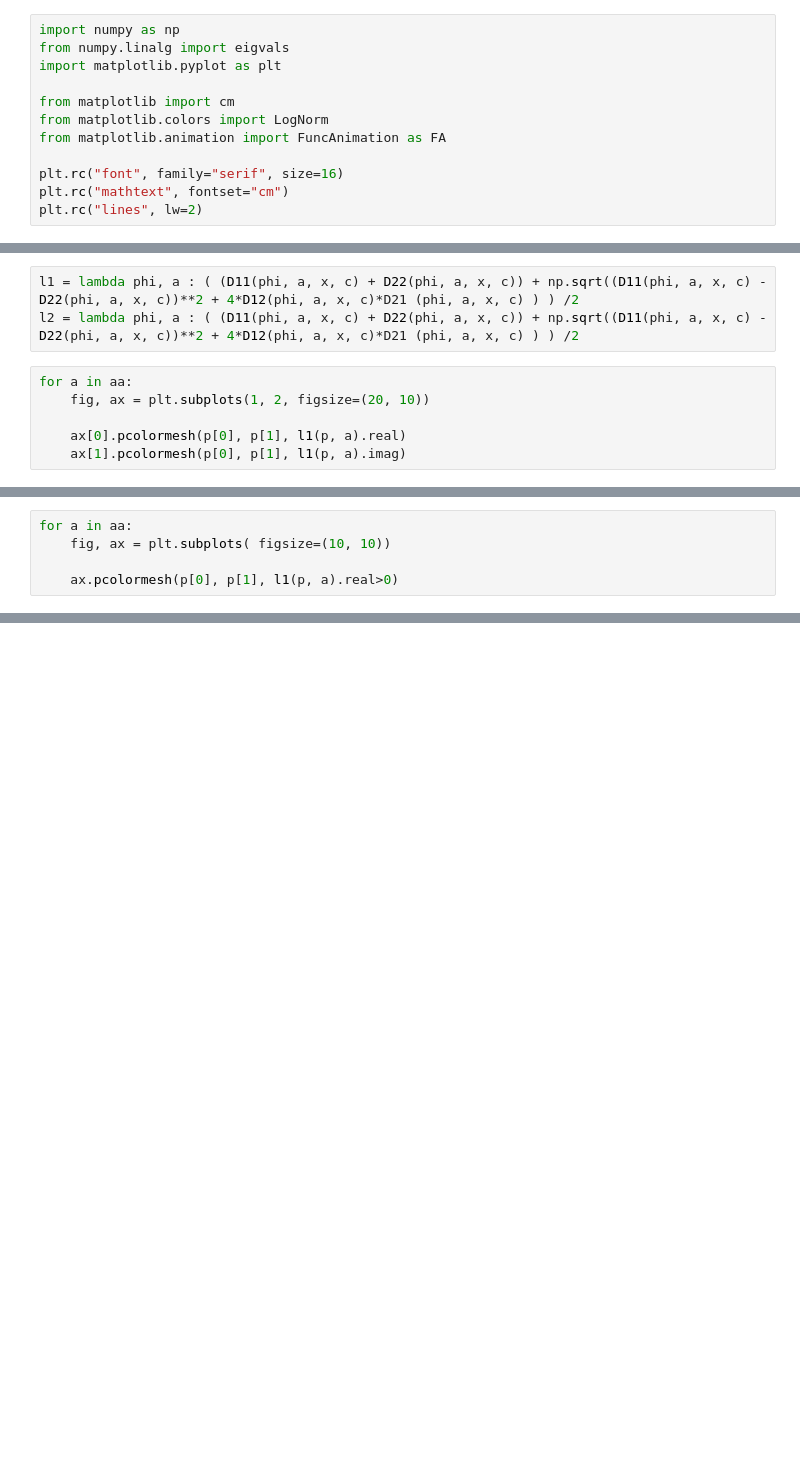
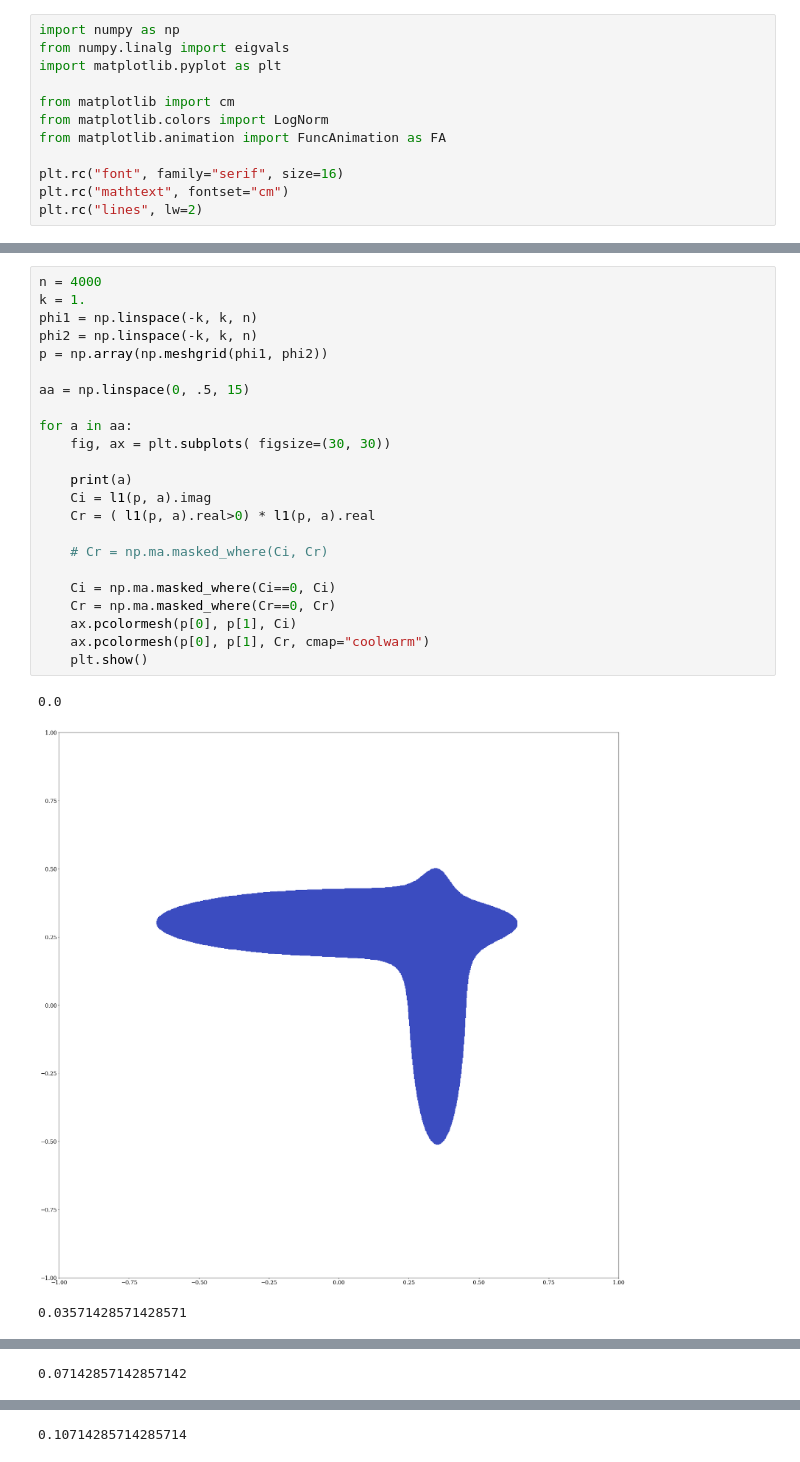
Before and after one commit to martkjoh/slange, a Jupyter notebook: pretty-plots/NRCH.ipynb, the cells around one changed output, grey strips where cells are left out. Saved outputs shown, nothing was run; the diff lists cells and outputs as text; blank space fills up the shorter version.

```diff
--- a/pretty-plots/NRCH.ipynb
+++ b/pretty-plots/NRCH.ipynb
@@ -105,9 +113,0 @@ plt.pcolormesh(p[0], p[1], Ci(p))
-# %%
-l1 = lambda phi, a : ( (D11(phi, a, x, c) + D22(phi, a, x, c)) + np.sqrt((D11(phi, a, x, c) - D22(phi, a, x, c))**2 + 4*D12(phi, a, x, c)*D21 (phi, a, x, c) ) ) /2
-l2 = lambda phi, a : ( (D11(phi, a, x, c) + D22(phi, a, x, c)) + np.sqrt((D11(phi, a, x, c) - D22(phi, a, x, c))**2 + 4*D12(phi, a, x, c)*D21 (phi, a, x, c) ) ) /2
-# %%
-for a in aa:
-    fig, ax = plt.subplots(1, 2, figsize=(20, 10))
-
-    ax[0].pcolormesh(p[0], p[1], l1(p, a).real)
-    ax[1].pcolormesh(p[0], p[1], l1(p, a).imag)
@@ -123,5 +113,0 @@ for a in aa:
-# %%
-for a in aa:
-    fig, ax = plt.subplots( figsize=(10, 10))
-
-    ax.pcolormesh(p[0], p[1], l1(p, a).real>0)
@@ -136,0 +114,27 @@ for a in aa:
+# %%
+n = 4000
+k = 1.
+phi1 = np.linspace(-k, k, n)
+phi2 = np.linspace(-k, k, n)
+p = np.array(np.meshgrid(phi1, phi2))
+
+aa = np.linspace(0, .5, 15)
+
+for a in aa:
+    fig, ax = plt.subplots( figsize=(30, 30))
+
+    print(a)
+    Ci = l1(p, a).imag
+    Cr = ( l1(p, a).real>0) * l1(p, a).real
+
+    # Cr = np.ma.masked_where(Ci, Cr)
+
+    Ci = np.ma.masked_where(Ci==0, Ci)
+    Cr = np.ma.masked_where(Cr==0, Cr)
+    ax.pcolormesh(p[0], p[1], Ci)
+    ax.pcolormesh(p[0], p[1], Cr, cmap="coolwarm")
+    plt.show()
+# %% [output]
+0.0
+[figure, added]
+0.03571428571428571
@@ -136,0 +142 @@ for a in aa:
+0.07142857142857142
@@ -136,0 +144 @@ for a in aa:
+0.10714285714285714
```
Also changed, not shown: parts of 8 cells of this notebook.
